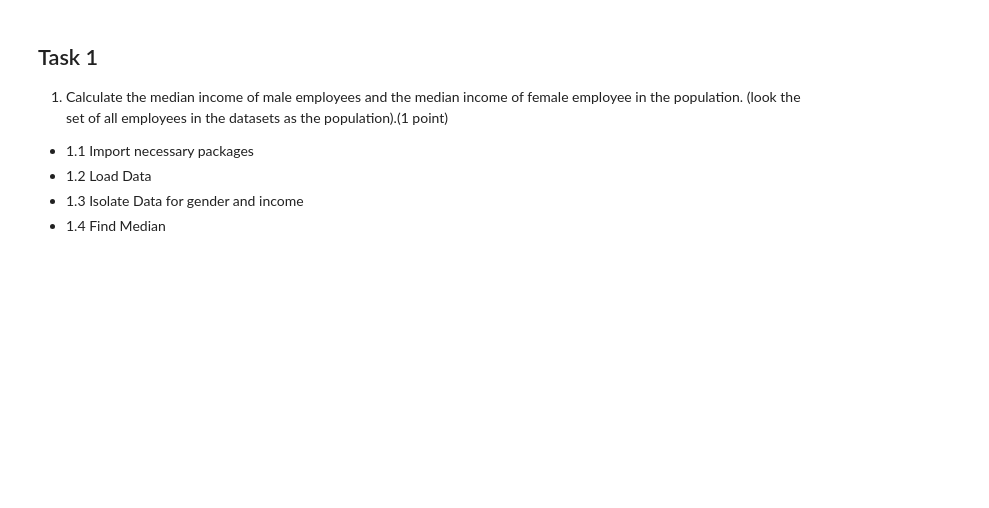
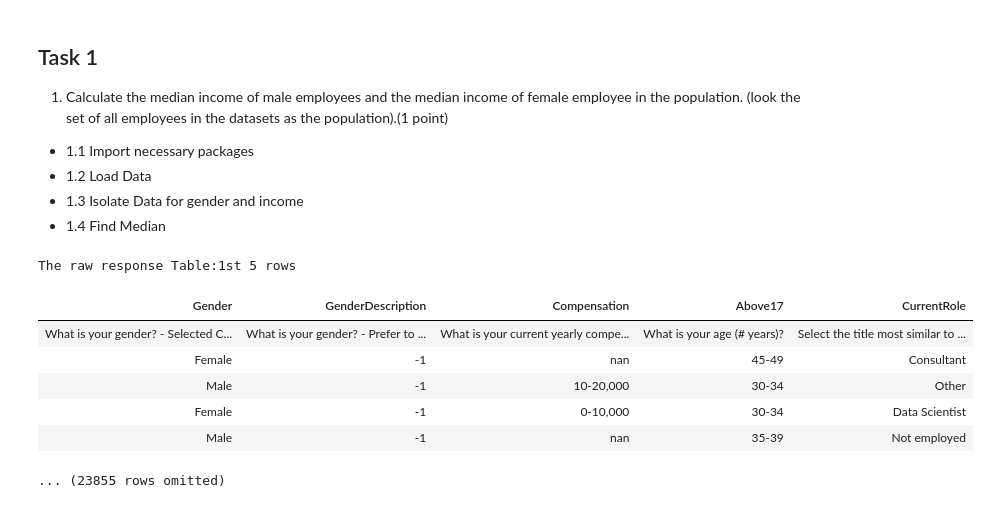
Before and after one commit to babloomarkose/DataInPython, a Jupyter notebook: SamplingAndTestingHypothesis/SamplingAndTestingHypothesis.ipynb, the cells around one changed output. Drawn from its saved outputs; the diff is of its cells as text; code cells hidden in the pictures; blank space fills up the shorter version.

```diff
--- a/SamplingAndTestingHypothesis/SamplingAndTestingHypothesis.ipynb
+++ b/SamplingAndTestingHypothesis/SamplingAndTestingHypothesis.ipynb
@@ -38,3 +38,46 @@ This assignment is developed based on the three datasets collected from Kaggle.c
  - 1.2 Load Data
  - 1.3 Isolate Data for gender and income
  - 1.4 Find Median
+# %%
+from datascience import Table # Including Table functions from datascience package into the running instance
+import os# including os package into running instance
+import numpy as np
+import matplotlib.pyplot as plt
+from collections import Counter
+from datascience.predicates import are# Import 'are' from 'predicates' in 'datascience' module for comparison
+
+#---------------------------------------------------------------------------------------------------------------------
+
+#LOAD DATA
+
+#---------------------------------------------------------------------------------------------------------------------
+
+
+#Loading data from CSV file URL address
+InputFilepath='https://raw.githubusercontent.com/babloomarkose/DataInPython/master/SamplingAndTestingHypothesis'
+SurveyResponse=Table().read_table(InputFilepath+'/multipleChoiceResponses.csv')
+
+#Relabel columns of interest
+SurveyResponse.relabel('Q1','Gender')
+SurveyResponse.relabel('Q1_OTHER_TEXT','GenderDescription')
+SurveyResponse.relabel('Q2','Above17')
+SurveyResponse.relabel('Q6','CurrentRole')
+SurveyResponse.relabel('Q9','Compensation')
+
+#Select data columns of interest
+SurveyResponse=SurveyResponse.select('Gender','GenderDescription','Compensation','Above17','CurrentRole')
+#Print the Response Table
+print("The raw response Table:1st 5 rows ")
+SurveyResponse.show(5) # Show only the first 5 records
+
+#Remove first row describing the data in each column
+SurveyResponse = SurveyResponse.exclude(0)
+# %% [output]
+The raw response Table:1st 5 rows
+| Gender | GenderDescription | Compensation | Above17 | CurrentRole |
+| What is your gender? - Selected C... | What is your gender? - Prefer to ... | What is your current yearly compe... | What is your age (# years)? | Select the title most similar to ... |
+| Female | -1 | nan | 45-49 | Consultant |
+| Male | -1 | 10-20,000 | 30-34 | Other |
+| Female | -1 | 0-10,000 | 30-34 | Data Scientist |
+| Male | -1 | nan | 35-39 | Not employed |
+... (23855 rows omitted)
```
Also changed, not shown: parts of 14 cells of this notebook.
